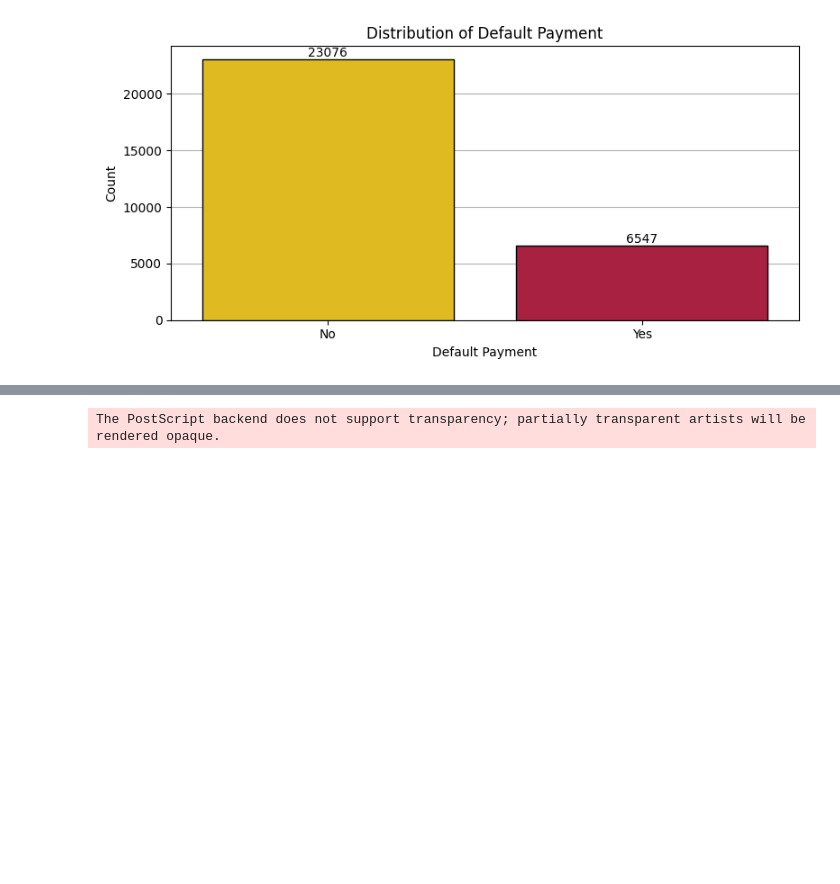
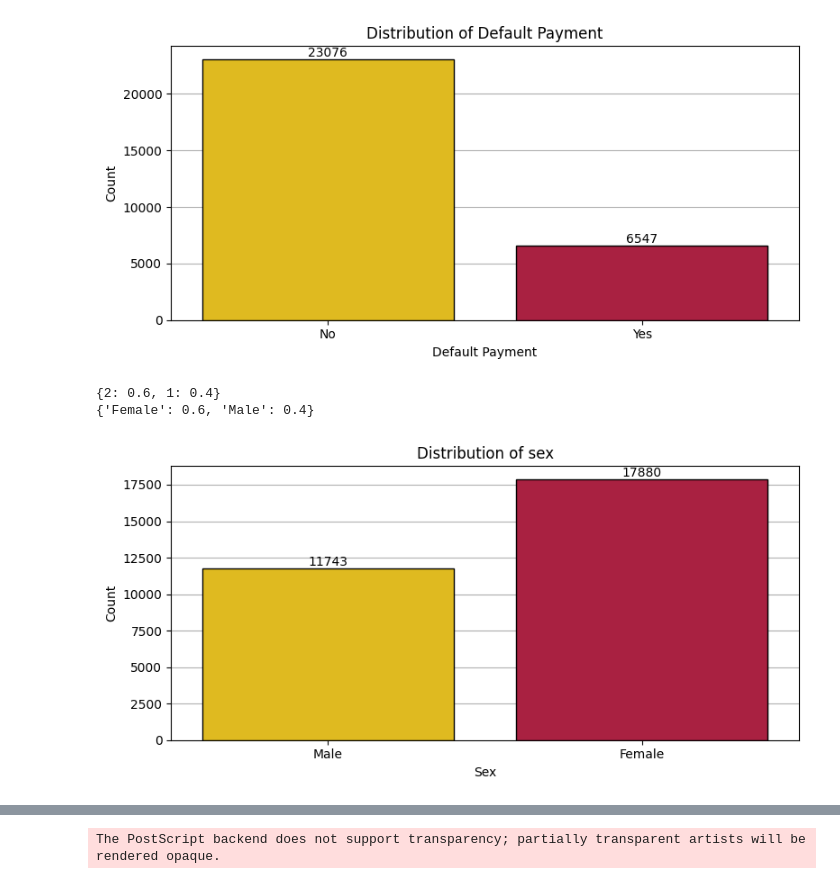
Before and after one commit to Denbergvanthijs/HCML, a Jupyter notebook: data_exploration.ipynb, the cells around one changed output, grey strips where cells are left out. Saved outputs shown, nothing was run; the diff lists cells and outputs as text; code cells hidden in the pictures; blank space fills up the shorter version.

```diff
--- a/data_exploration.ipynb
+++ b/data_exploration.ipynb
@@ -69,3 +69,29 @@ plt.show()
 # %% [output]
 {'No': 0.78, 'Yes': 0.22}
 [figure]
+# %%
+# Calculate percentage of default payment
+labels_sex = ("Male", "Female")
+percentage = df["SEX"].value_counts(normalize=True).round(2).to_dict()
+print(percentage)
+percentage = {labels_sex[int(k)-1]: v for k, v in percentage.items()}  # Map the values to the labels
+print(percentage)
+
+# Plot distribution of default payment
+fig, ax = plt.subplots(figsize=(8, 4))
+sns.countplot(x="SEX", data=df, ax=ax, palette=UU_PAL, edgecolor="black")
+ax.bar_label(ax.containers[0], fmt="%.0f")  # Label count on bar
+
+ax.set_title("Distribution of sex")
+ax.set_xlabel("Sex")
+ax.set_ylabel("Count")
+ax.set_axisbelow(True)  # For the grid lines to be behind the bars
+ax.grid(axis="y")  # Only horizontal grid lines
+ax.set_xticklabels(labels_sex)  # Whether client default payment next month
+plt.tight_layout()
+plt.savefig("images/sex.eps", format="eps")
+plt.show()
+# %% [output]
+{2: 0.6, 1: 0.4}
+{'Female': 0.6, 'Male': 0.4}
+[figure, added]
```
Also changed, not shown: parts of 7 cells of this notebook, 3 other files.
